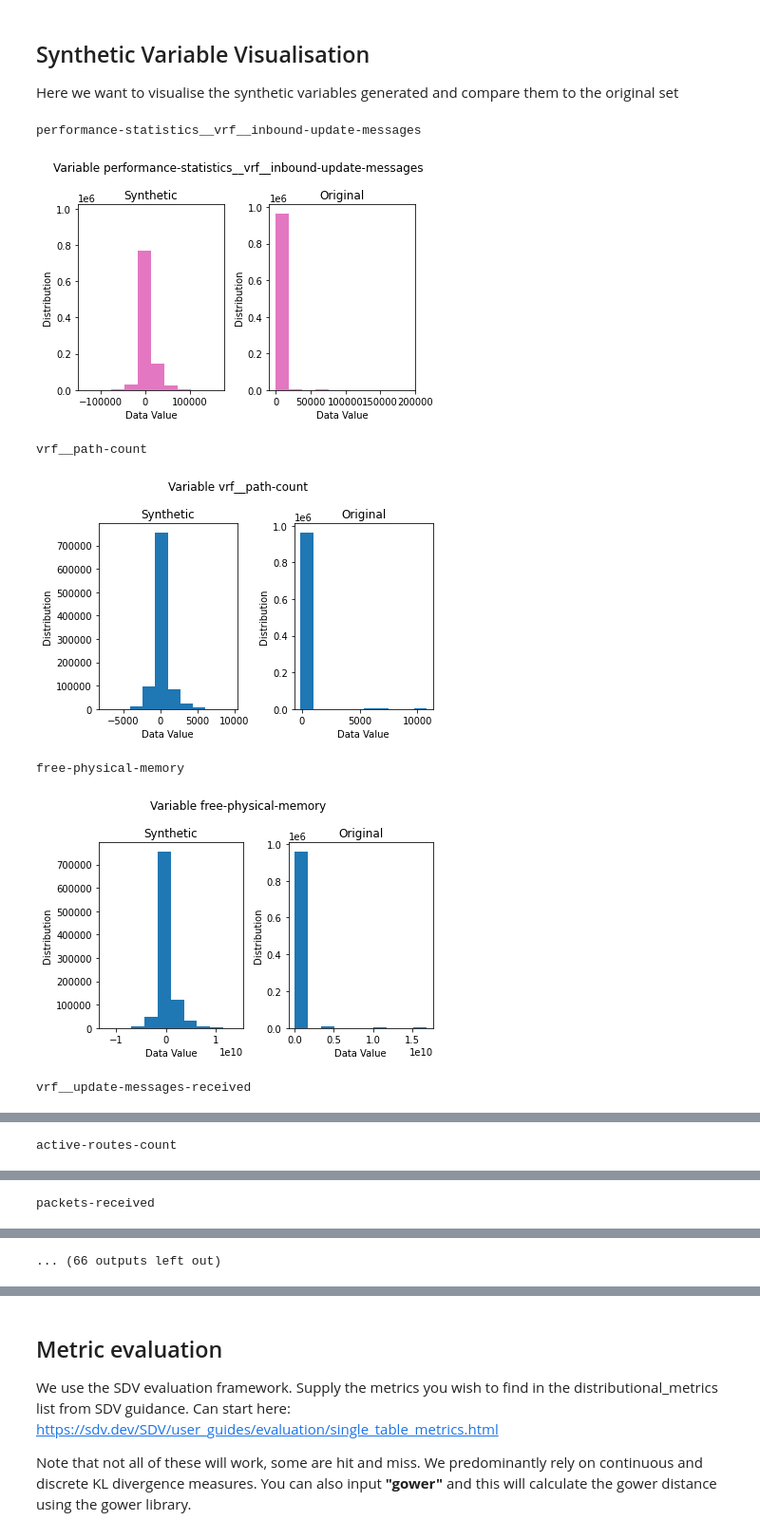
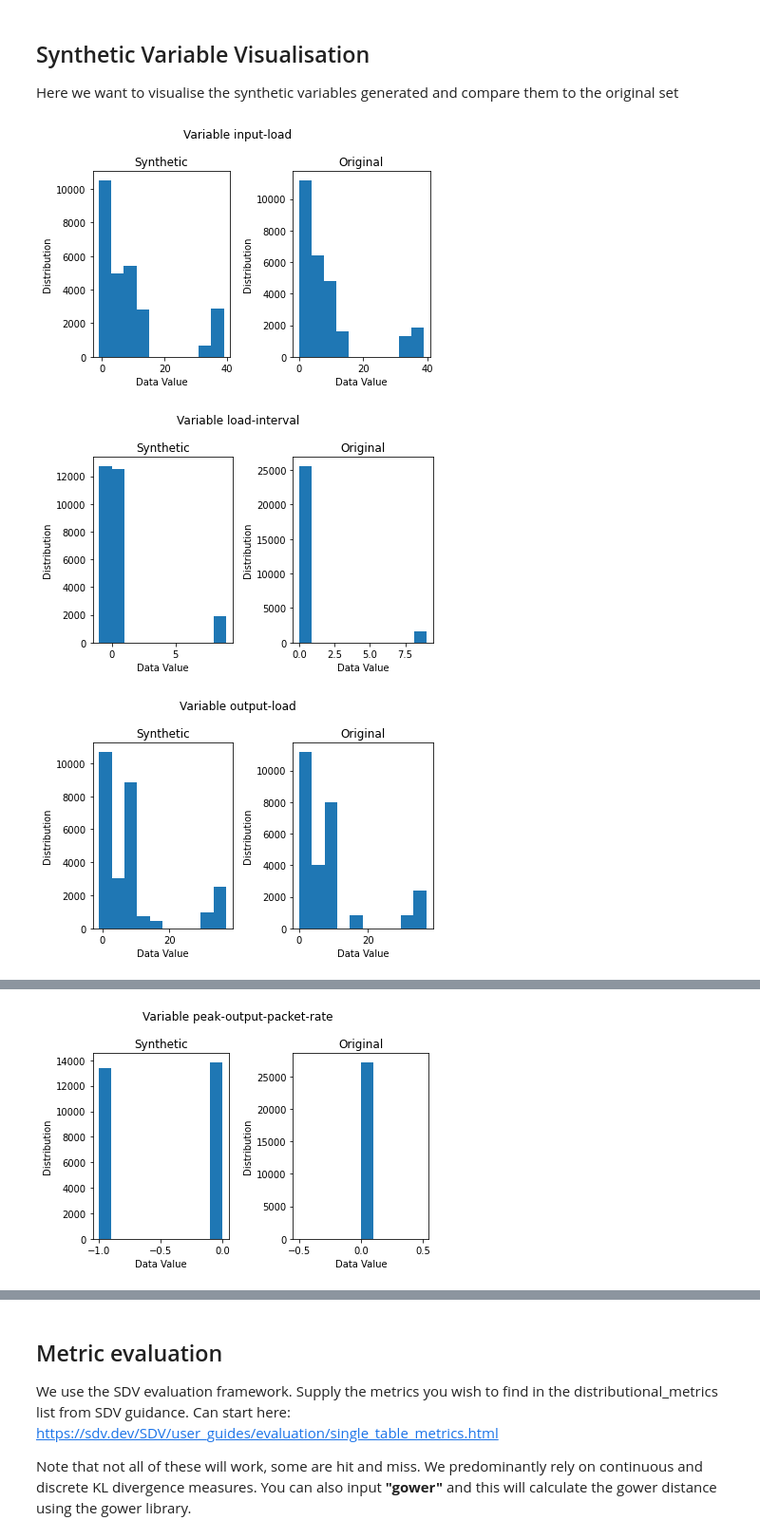
Before and after one commit to lesleychou/VAE_DP, a Jupyter notebook: Investigations/CISCO_Notebook.ipynb, the cells around one changed output, grey strips where cells are left out. Shown at 95% size. Saved outputs shown, nothing was run; the diff lists cells and outputs as text; code cells hidden in the pictures.

```diff
--- a/Investigations/CISCO_Notebook.ipynb
+++ b/Investigations/CISCO_Notebook.ipynb
@@ -79,10 +103,10 @@ data_supp
 # %%
 categorical_column_name=[]
 categorical_len_count=0
-for col in data_supp:
-    if len(df[col].unique()) <= 3:
+for col in input_df:
+    if len(input_df[col].unique()) <= 100:
         categorical_column_name.append(col)
-        categorical_len_count += len(df[col].unique())
+        categorical_len_count += len(input_df[col].unique())
 # %%
 categorical_column_name
 # %% [output]
@@ -106,4 +121,7 @@ categorical_column_name
 # %%
 # Column Definitions
-original_continuous_columns = list(set(data_supp.columns.values.tolist()) - set(categorical_column_name))
+original_continuous_columns = list(set(input_df.columns.values.tolist()) - set(categorical_column_name))
 original_categorical_columns = categorical_column_name
+# original_continuous_columns = ['output-packet-rate']
+# original_categorical_columns = ['load-interval']
+# tmp_df = tmp_df[['load-interval', 'output-packet-rate']]
@@ -173,14 +312,13 @@ We can adapt certain parameters of the model e.g. batch size, latent dimension s
 
 We can also activate differential privacy by implementing dp-sgd through the opacus library.
 # %%
-#%% -------- Create & Train VAE -------- #
 
 # User defined hyperparams
 # General training
-batch_size = 320
-latent_dim = 128
-hidden_dim = 256
-n_epochs = 1
+batch_size = 100
+latent_dim = 512
+hidden_dim = 1024
+n_epochs = 10
 logging_freq = 1  # Number of epochs we should log the results to the user
 patience = 50  # How many epochs should we allow the model train to see if
 # improvement is made
@@ -192,8 +330,8 @@ filepath = None  # Where to save the best model
 differential_privacy = False  # Do we want to implement differential privacy
 sample_rate = 0.1  # Sampling rate
 C = 1e16  # Clipping threshold any gradients above this are clipped
-noise_scale = 1.2  # Noise multiplier - influences how much noise to add
-target_eps = 1  # Target epsilon for privacy accountant
+noise_scale = 0.2  # Noise multiplier - influences how much noise to add
+target_eps = 10  # Target epsilon for privacy accountant
 target_delta = 1e-5  # Target delta for privacy accountant
 
 # Prepare data for interaction with torch VAE
@@ -308,8 +457,6 @@ likelihood_fig = plot_likelihood_breakdown(
 
 Here we create synthetic data ready for metric testing as well as visualisation of variable reconstruction. For this we simply generate from our generative model and then reverse transformations using the prior transformers.
 # %%
-#%% -------- Synthetic Data Generation -------- #
-
 synthetic_sample = vae.generate(x_train.shape[0])
 
 if torch.cuda.is_available():
@@ -322,12 +469,11 @@ else:
         synthetic_sample.detach().numpy(),
         columns=reordered_dataframe_columns
     )
-
 # Reverse the transformations
 
 synthetic_supp = reverse_transformers(
     synthetic_set=synthetic_sample,
-    data_supp_columns=data_supp.columns,
+    data_supp_columns=tmp_df.columns,
     cont_transformers=continuous_transformers,
     cat_transformers=categorical_transformers,
     pre_proc_method=pre_proc_method,
@@ -337,21 +483,16 @@ synthetic_supp = reverse_transformers(
 
 Here we want to visualise the synthetic variables generated and compare them to the original set
 # %%
-#%% -------- Plot Histograms For All The Variable Distributions -------- #
 
 plot_variable_distributions(
     categorical_columns=original_categorical_columns,
     continuous_columns=original_continuous_columns,
-    data_supp=data_supp,
+    data_supp=input_df,
     synthetic_supp=synthetic_supp,
     saving_filepath="figs/",
     pre_proc_method=pre_proc_method,
 )
 # %% [output]
-performance-statistics__vrf__inbound-update-messages
-[figure, old version]
+[figure, new version]
-vrf__path-count
-[figure, old version]
+[figure, new version]
-free-physical-memory
-[figure, old version]
+[figure, new version]
-vrf__update-messages-received
@@ -359 +499,0 @@ vrf__update-messages-received
-active-routes-count
@@ -361 +500,0 @@ active-routes-count
-packets-received
@@ -363 +502 @@ packets-received
-... (66 outputs left out)
+[figure, added]
```
Also changed, not shown: parts of 30 cells of this notebook, 4 other files.
